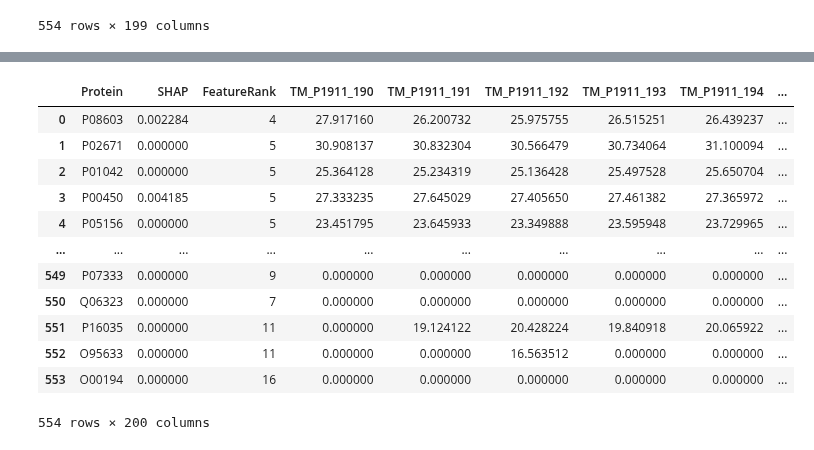
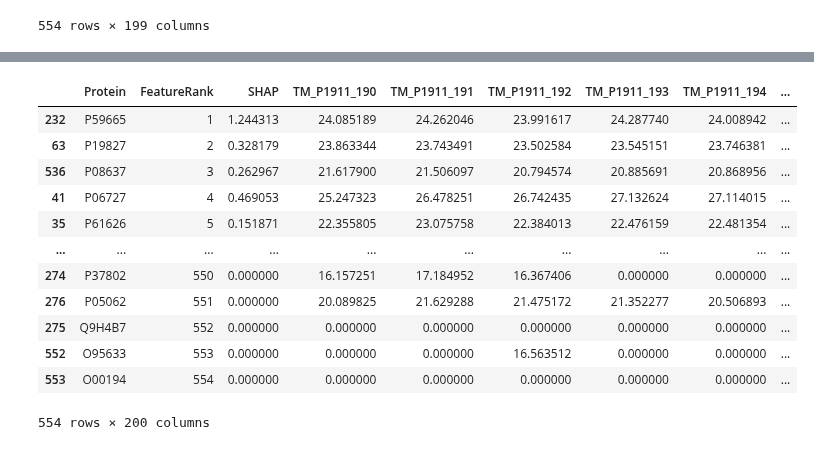
Before and after one commit to InfectionMedicineProteomics/DPKS, a Jupyter notebook: notebooks/classifier.ipynb, the cells around one changed output, grey strips where cells are left out. Drawn from its saved outputs; the diff is of its cells as text; code cells hidden in the pictures.

```diff
--- a/notebooks/classifier.ipynb
+++ b/notebooks/classifier.ipynb
@@ -12,5 +12,5 @@ quantified_data = (
     qm.normalize(
         method="mean",
     )
-    .quantify(method="top_n")
+    .quantify(method="top_n", summarization_method="mean")
 )
@@ -33,0 +65,4 @@ X, y = _generate_data_matrices(quantified_data, scale)
+# %%
+trained_classifier = quantified_data.train(
+    clf
+)
@@ -152,16 +207,16 @@ Model (554 features): 0.7106266749123892 0.006545042259327949
 # %%
-quantified_data.to_df()
+quantified_data.to_df().sort_values("FeatureRank")
 # %% [output]
-|  | Protein | SHAP | FeatureRank | TM_P1911_190 | TM_P1911_191 | TM_P1911_192 | TM_P1911_193 | TM_P1911_194 | ... |
-| 0 | P08603 | 0.002284 | 4 | 27.917160 | 26.200732 | 25.975755 | 26.515251 | 26.439237 | ... |
-| 1 | P02671 | 0.000000 | 5 | 30.908137 | 30.832304 | 30.566479 | 30.734064 | 31.100094 | ... |
-| 2 | P01042 | 0.000000 | 5 | 25.364128 | 25.234319 | 25.136428 | 25.497528 | 25.650704 | ... |
-| 3 | P00450 | 0.004185 | 5 | 27.333235 | 27.645029 | 27.405650 | 27.461382 | 27.365972 | ... |
-| 4 | P05156 | 0.000000 | 5 | 23.451795 | 23.645933 | 23.349888 | 23.595948 | 23.729965 | ... |
+|  | Protein | FeatureRank | SHAP | TM_P1911_190 | TM_P1911_191 | TM_P1911_192 | TM_P1911_193 | TM_P1911_194 | ... |
+| 232 | P59665 | 1 | 1.244313 | 24.085189 | 24.262046 | 23.991617 | 24.287740 | 24.008942 | ... |
+| 63 | P19827 | 2 | 0.328179 | 23.863344 | 23.743491 | 23.502584 | 23.545151 | 23.746381 | ... |
+| 536 | P08637 | 3 | 0.262967 | 21.617900 | 21.506097 | 20.794574 | 20.885691 | 20.868956 | ... |
+| 41 | P06727 | 4 | 0.469053 | 25.247323 | 26.478251 | 26.742435 | 27.132624 | 27.114015 | ... |
+| 35 | P61626 | 5 | 0.151871 | 22.355805 | 23.075758 | 22.384013 | 22.476159 | 22.481354 | ... |
 | ... | ... | ... | ... | ... | ... | ... | ... | ... | ... |
-| 549 | P07333 | 0.000000 | 9 | 0.000000 | 0.000000 | 0.000000 | 0.000000 | 0.000000 | ... |
-| 550 | Q06323 | 0.000000 | 7 | 0.000000 | 0.000000 | 0.000000 | 0.000000 | 0.000000 | ... |
-| 551 | P16035 | 0.000000 | 11 | 0.000000 | 19.124122 | 20.428224 | 19.840918 | 20.065922 | ... |
-| 552 | O95633 | 0.000000 | 11 | 0.000000 | 0.000000 | 16.563512 | 0.000000 | 0.000000 | ... |
-| 553 | O00194 | 0.000000 | 16 | 0.000000 | 0.000000 | 0.000000 | 0.000000 | 0.000000 | ... |
+| 274 | P37802 | 550 | 0.000000 | 16.157251 | 17.184952 | 16.367406 | 0.000000 | 0.000000 | ... |
+| 276 | P05062 | 551 | 0.000000 | 20.089825 | 21.629288 | 21.475172 | 21.352277 | 20.506893 | ... |
+| 275 | Q9H4B7 | 552 | 0.000000 | 0.000000 | 0.000000 | 0.000000 | 0.000000 | 0.000000 | ... |
+| 552 | O95633 | 553 | 0.000000 | 0.000000 | 0.000000 | 16.563512 | 0.000000 | 0.000000 | ... |
+| 553 | O00194 | 554 | 0.000000 | 0.000000 | 0.000000 | 0.000000 | 0.000000 | 0.000000 | ... |
 554 rows × 200 columns
```
Also changed, not shown: parts of 12 cells of this notebook, 3 other files.
